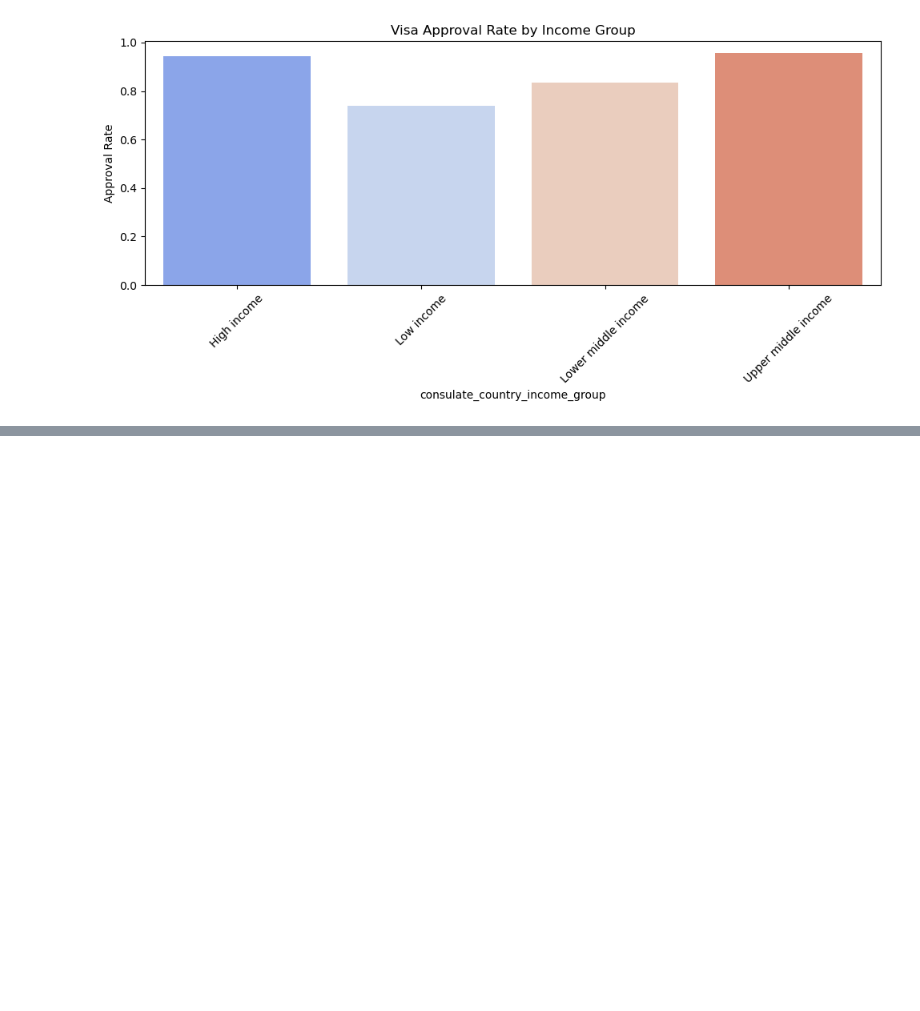
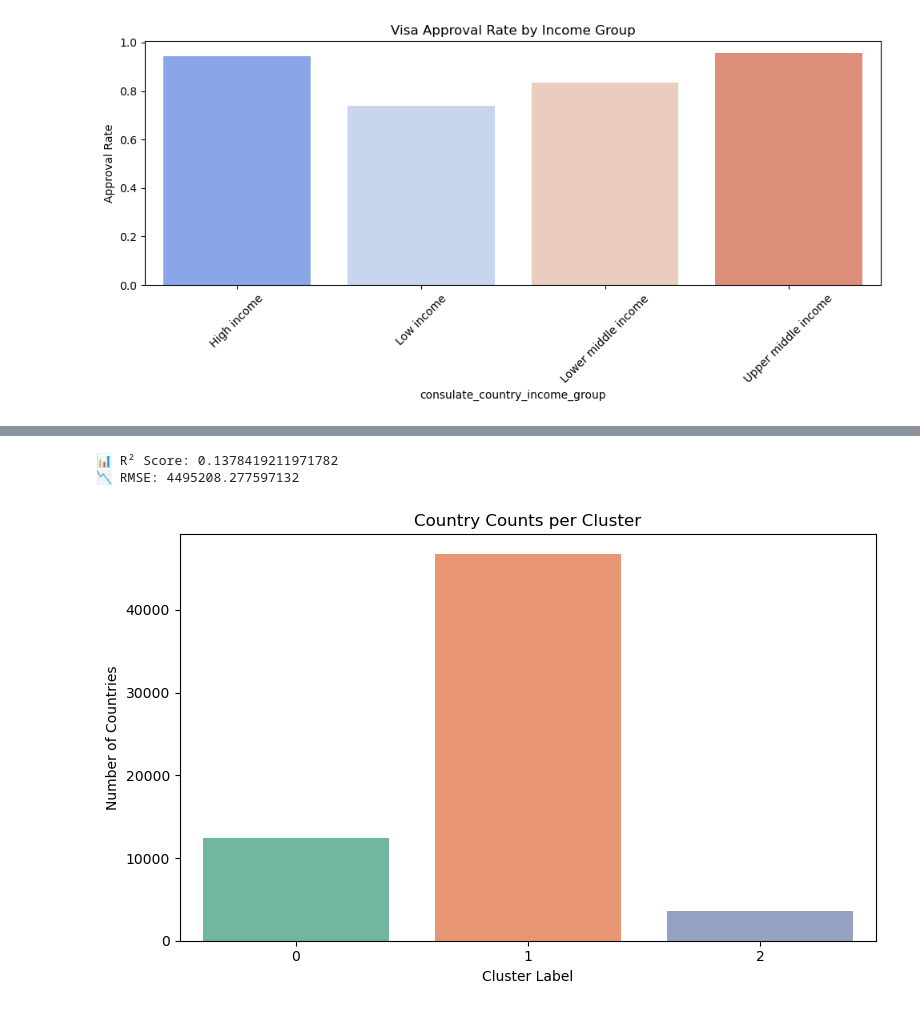
Before and after one commit to iremsuozdemir/DSA210, a Jupyter notebook: dsa210project.ipynb, the cells around one changed output, grey strips where cells are left out. Saved outputs shown, nothing was run; the diff lists cells and outputs as text; code cells hidden in the pictures; blank space fills up the shorter version.

```diff
--- a/dsa210project.ipynb
+++ b/dsa210project.ipynb
@@ -289,0 +445,57 @@ dtype: int64
+# %%
+import pandas as pd
+import numpy as np
+import matplotlib.pyplot as plt
+import seaborn as sns
+
+from sklearn.linear_model import LinearRegression
+from sklearn.model_selection import train_test_split
+from sklearn.preprocessing import StandardScaler
+from sklearn.cluster import KMeans
+from sklearn.metrics import r2_score, mean_squared_error
+
+# === Prepare Data ===
+# Drop rows with missing target
+model_df = model_df.dropna(subset=["Approximate Annual Tourists"])
+
+# Drop interval-based column if it exists (like 'refusal_bin')
+if "refusal_bin" in model_df.columns:
+    model_df = model_df.drop(columns=["refusal_bin"])
+
+# Separate features and target
+X = model_df.drop(columns=["Approximate Annual Tourists"])
+X = X.select_dtypes(include=["number"])  # keep only numeric columns
+y = model_df["Approximate Annual Tourists"]
+
+# === Regression ===
+X_train, X_test, y_train, y_test = train_test_split(X, y, random_state=42, test_size=0.2)
+
+reg_model = LinearRegression()
+reg_model.fit(X_train, y_train)
+y_pred = reg_model.predict(X_test)
+
+r2 = r2_score(y_test, y_pred)
+print("📊 R² Score:", r2_score(y_test, y_pred))
+rmse = np.sqrt(mean_squared_error(y_test, y_pred))
+print("📉 RMSE:", rmse)
+
+# === Clustering ===
+scaler = StandardScaler()
+X_scaled = scaler.fit_transform(X)
+
+kmeans = KMeans(n_clusters=3, random_state=42, n_init=10)
+model_df["Cluster"] = kmeans.fit_predict(X_scaled)
+# %% [output]
+📊 R² Score: 0.1378419211971782
+📉 RMSE: 4495208.277597132
+# %%
+# === Visualization 1: Cluster distribution bar plot ===
+plt.figure(figsize=(8, 5))
+sns.countplot(x="Cluster", data=model_df, palette="Set2")
+plt.title("Country Counts per Cluster")
+plt.xlabel("Cluster Label")
+plt.ylabel("Number of Countries")
+plt.tight_layout()
+plt.show()
+# %% [output]
+[figure, added]
```
Also changed, not shown: parts of 11 cells of this notebook.
